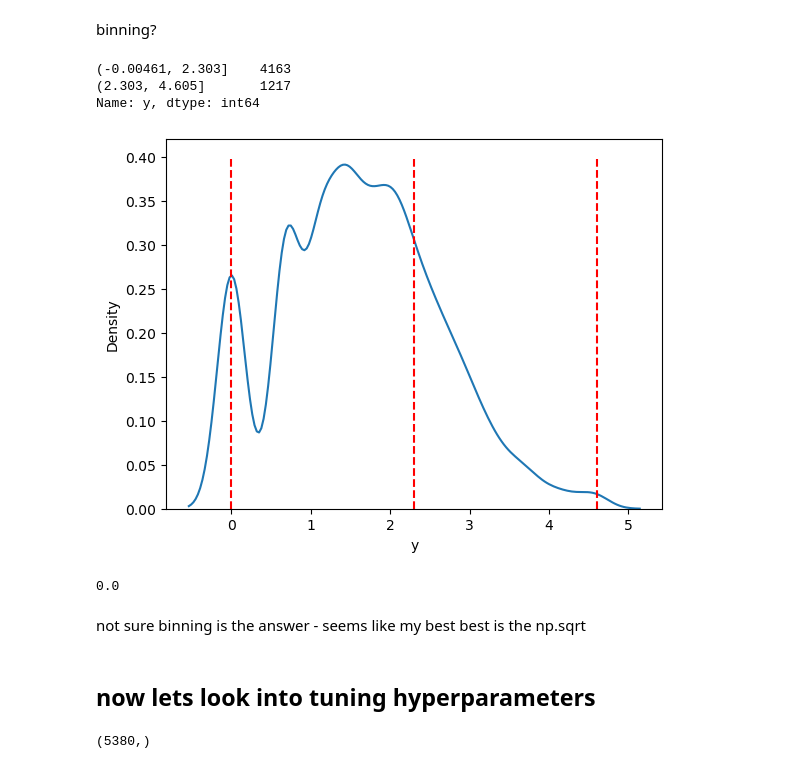
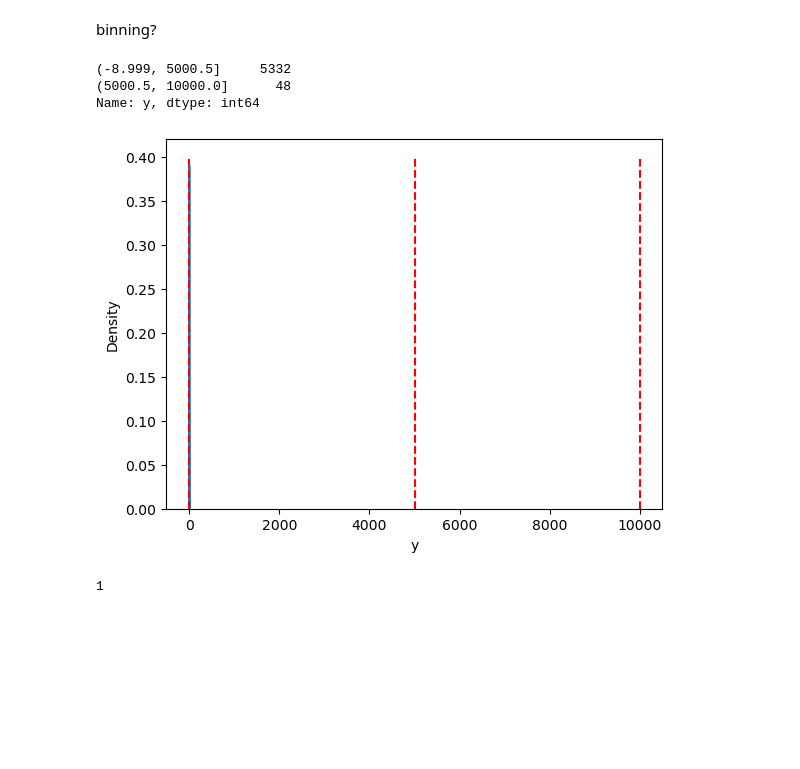
Before and after one commit to lneild/kaggle-regression-problem, a Jupyter notebook: regression_prob.ipynb, the cells around one changed output. Cells and saved outputs as stored; diff of their text form; code cells hidden in the pictures; blank space fills up the shorter version.

```diff
--- a/regression_prob.ipynb
+++ b/regression_prob.ipynb
@@ -172,5 +48,3 @@ sns.kdeplot(data=np.sqrt(y_train))
 # %% [output]
 <AxesSubplot:xlabel='y', ylabel='Density'>
 [figure]
-# %%
-y_train = np.log(y_train_original)
@@ -201,29 +51,20 @@ Name: y, Length: 81, dtype: int64
 # %% [markdown]
 binning?
 # %%
-bins, counts = pd.cut(y_train, 2, retbins=True)
+bins, counts = pd.cut(np.square(y_train), 2, retbins=True)
 counts = np.array(counts)
 print(bins.value_counts())
 # %% [output]
-(-0.00461, 2.303]    4163
-(2.303, 4.605]       1217
+(-8.999, 5000.5]     5332
+(5000.5, 10000.0]      48
 Name: y, dtype: int64
 # %%
-# Plot density plot
-sns.kdeplot(y_train)
+sns.kdeplot(np.sqrt(y_train))
 plt.vlines(x=counts, ymin=0, ymax=.4, colors='red', linestyles='--')
-# plt.xlabel('Values')
-# plt.ylabel('Density')
 plt.show()
-
-# # Plot vertical lines at bin cuts
-# for bin_edge in bins.cat.categories:
-#     plt.axvline(x=bin_edge.right, color='red', linestyle='--')
 # %% [output]
-[figure, old version]
+[figure, new version]
 # %%
 min(y_train)
 # %% [output]
-0.0
+1
-# %% [markdown]
-not sure binning is the answer - seems like my best best is the np.sqrt
@@ -232,6 +70,0 @@ y_train = np.sqrt(y_train_original)
-# %% [markdown]
-## now lets look into tuning hyperparameters
-# %%
-y_train.shape
-# %% [output]
-(5380,)
```
Also changed, not shown: parts of 82 cells of this notebook, 22 other files.
